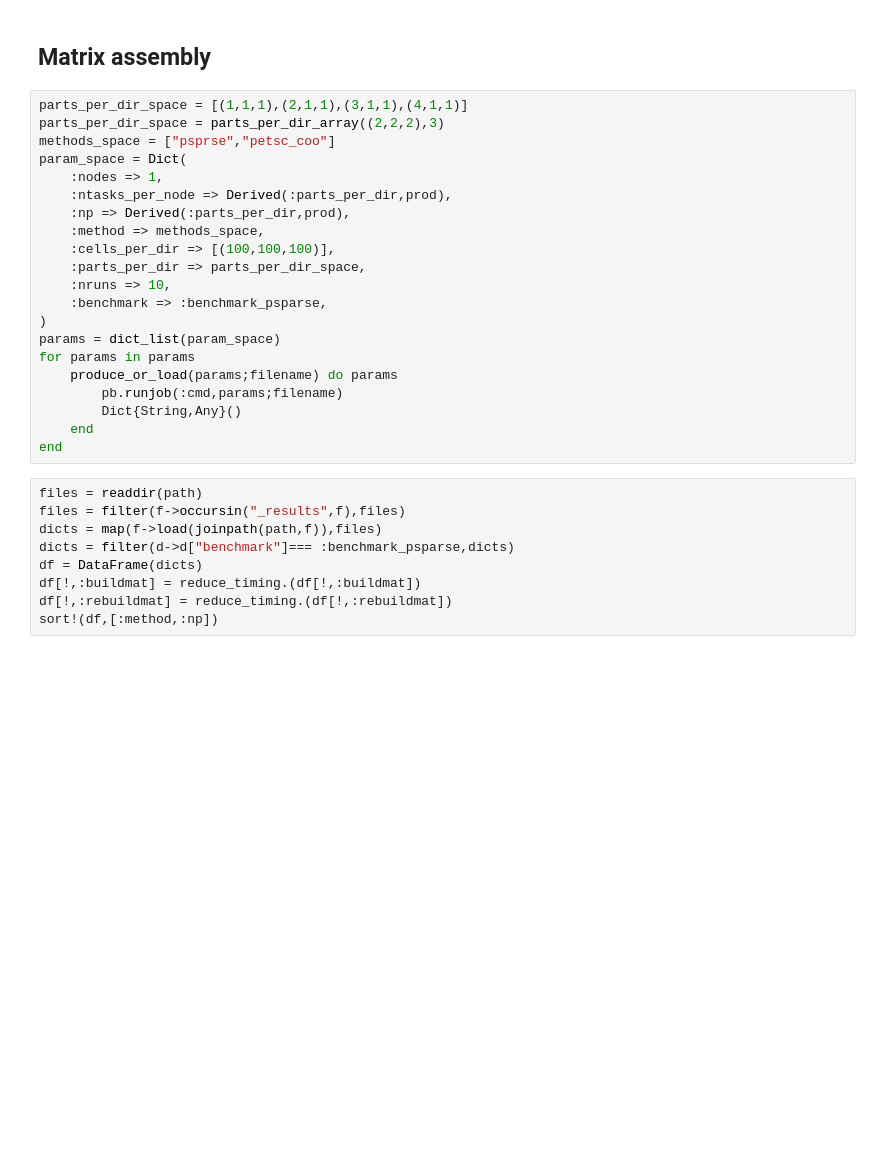
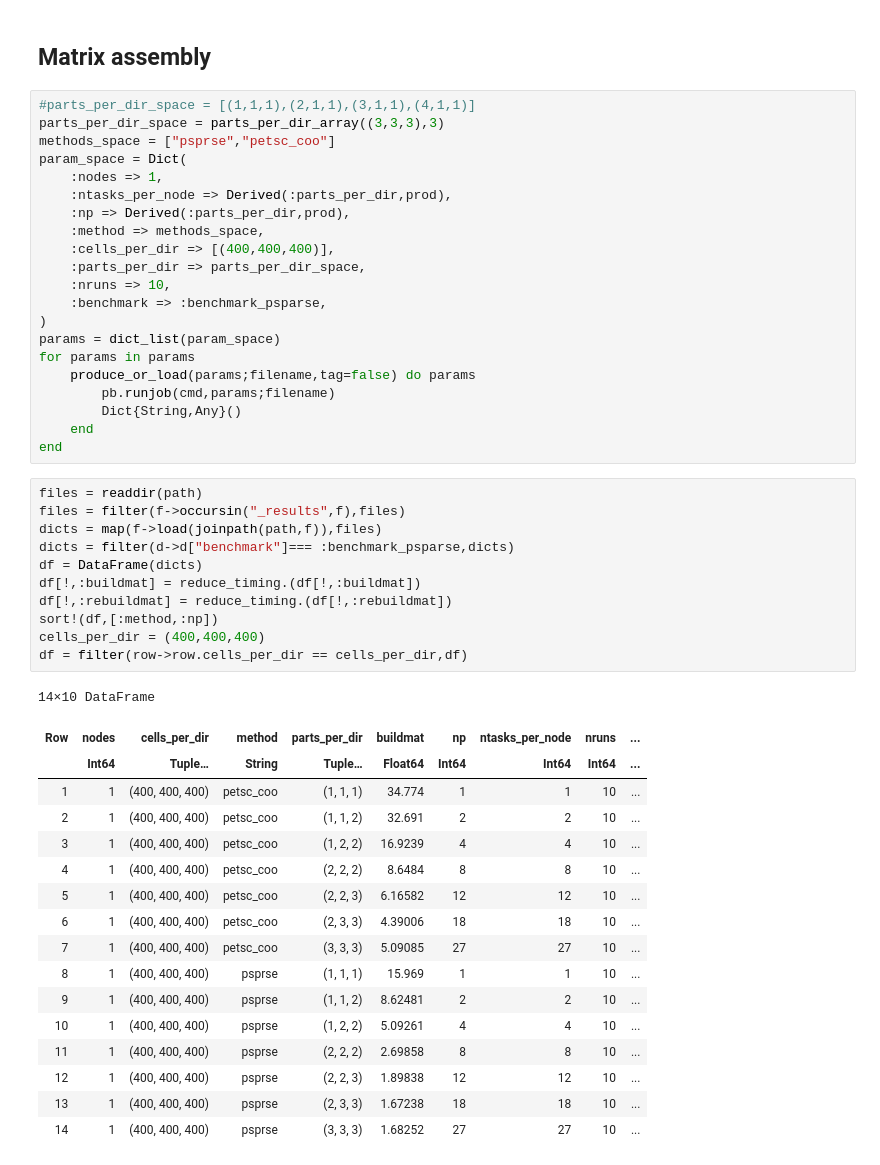
Before and after one commit to fverdugo/PartitionedArrays.jl, a Jupyter notebook: PartitionedArraysBenchmarks/analysis/analysis.ipynb, the cells around one changed output. Drawn from its saved outputs; the diff is of its cells as text; blank space fills up the shorter version.

```diff
--- a/PartitionedArraysBenchmarks/analysis/analysis.ipynb
+++ b/PartitionedArraysBenchmarks/analysis/analysis.ipynb
@@ -75,33 +162,53 @@ plt
 # %% [markdown]
 ## Matrix assembly
 # %%
-parts_per_dir_space = [(1,1,1),(2,1,1),(3,1,1),(4,1,1)]
-parts_per_dir_space = parts_per_dir_array((2,2,2),3)
+#parts_per_dir_space = [(1,1,1),(2,1,1),(3,1,1),(4,1,1)]
+parts_per_dir_space = parts_per_dir_array((3,3,3),3)
 methods_space = ["psprse","petsc_coo"]
 param_space = Dict(
     :nodes => 1,
     :ntasks_per_node => Derived(:parts_per_dir,prod),
     :np => Derived(:parts_per_dir,prod),
     :method => methods_space,
-    :cells_per_dir => [(100,100,100)],
+    :cells_per_dir => [(400,400,400)],
     :parts_per_dir => parts_per_dir_space,
     :nruns => 10,
     :benchmark => :benchmark_psparse,
 )
 params = dict_list(param_space)
 for params in params
-    produce_or_load(params;filename) do params
-        pb.runjob(:cmd,params;filename)
+    produce_or_load(params;filename,tag=false) do params
+        pb.runjob(cmd,params;filename)
         Dict{String,Any}()
     end
 end
 # %%
 files = readdir(path)
 files = filter(f->occursin("_results",f),files)
 dicts = map(f->load(joinpath(path,f)),files)
 dicts = filter(d->d["benchmark"]=== :benchmark_psparse,dicts)
 df = DataFrame(dicts)
 df[!,:buildmat] = reduce_timing.(df[!,:buildmat])
 df[!,:rebuildmat] = reduce_timing.(df[!,:rebuildmat])
 sort!(df,[:method,:np])
+cells_per_dir = (400,400,400)
+df = filter(row->row.cells_per_dir == cells_per_dir,df)
+# %% [output]
+14×10 DataFrame
+| Row | nodes | cells_per_dir | method | parts_per_dir | buildmat | np | ntasks_per_node | nruns | ... |
+|  | Int64 | Tuple… | String | Tuple… | Float64 | Int64 | Int64 | Int64 | ... |
+| 1 | 1 | (400, 400, 400) | petsc_coo | (1, 1, 1) | 34.774 | 1 | 1 | 10 | ... |
+| 2 | 1 | (400, 400, 400) | petsc_coo | (1, 1, 2) | 32.691 | 2 | 2 | 10 | ... |
+| 3 | 1 | (400, 400, 400) | petsc_coo | (1, 2, 2) | 16.9239 | 4 | 4 | 10 | ... |
+| 4 | 1 | (400, 400, 400) | petsc_coo | (2, 2, 2) | 8.6484 | 8 | 8 | 10 | ... |
+| 5 | 1 | (400, 400, 400) | petsc_coo | (2, 2, 3) | 6.16582 | 12 | 12 | 10 | ... |
+| 6 | 1 | (400, 400, 400) | petsc_coo | (2, 3, 3) | 4.39006 | 18 | 18 | 10 | ... |
+| 7 | 1 | (400, 400, 400) | petsc_coo | (3, 3, 3) | 5.09085 | 27 | 27 | 10 | ... |
+| 8 | 1 | (400, 400, 400) | psprse | (1, 1, 1) | 15.969 | 1 | 1 | 10 | ... |
+| 9 | 1 | (400, 400, 400) | psprse | (1, 1, 2) | 8.62481 | 2 | 2 | 10 | ... |
+| 10 | 1 | (400, 400, 400) | psprse | (1, 2, 2) | 5.09261 | 4 | 4 | 10 | ... |
+| 11 | 1 | (400, 400, 400) | psprse | (2, 2, 2) | 2.69858 | 8 | 8 | 10 | ... |
+| 12 | 1 | (400, 400, 400) | psprse | (2, 2, 3) | 1.89838 | 12 | 12 | 10 | ... |
+| 13 | 1 | (400, 400, 400) | psprse | (2, 3, 3) | 1.67238 | 18 | 18 | 10 | ... |
+| 14 | 1 | (400, 400, 400) | psprse | (3, 3, 3) | 1.68252 | 27 | 27 | 10 | ... |
 # %%
```
Also changed, not shown: parts of 13 cells of this notebook, 1 other file.
